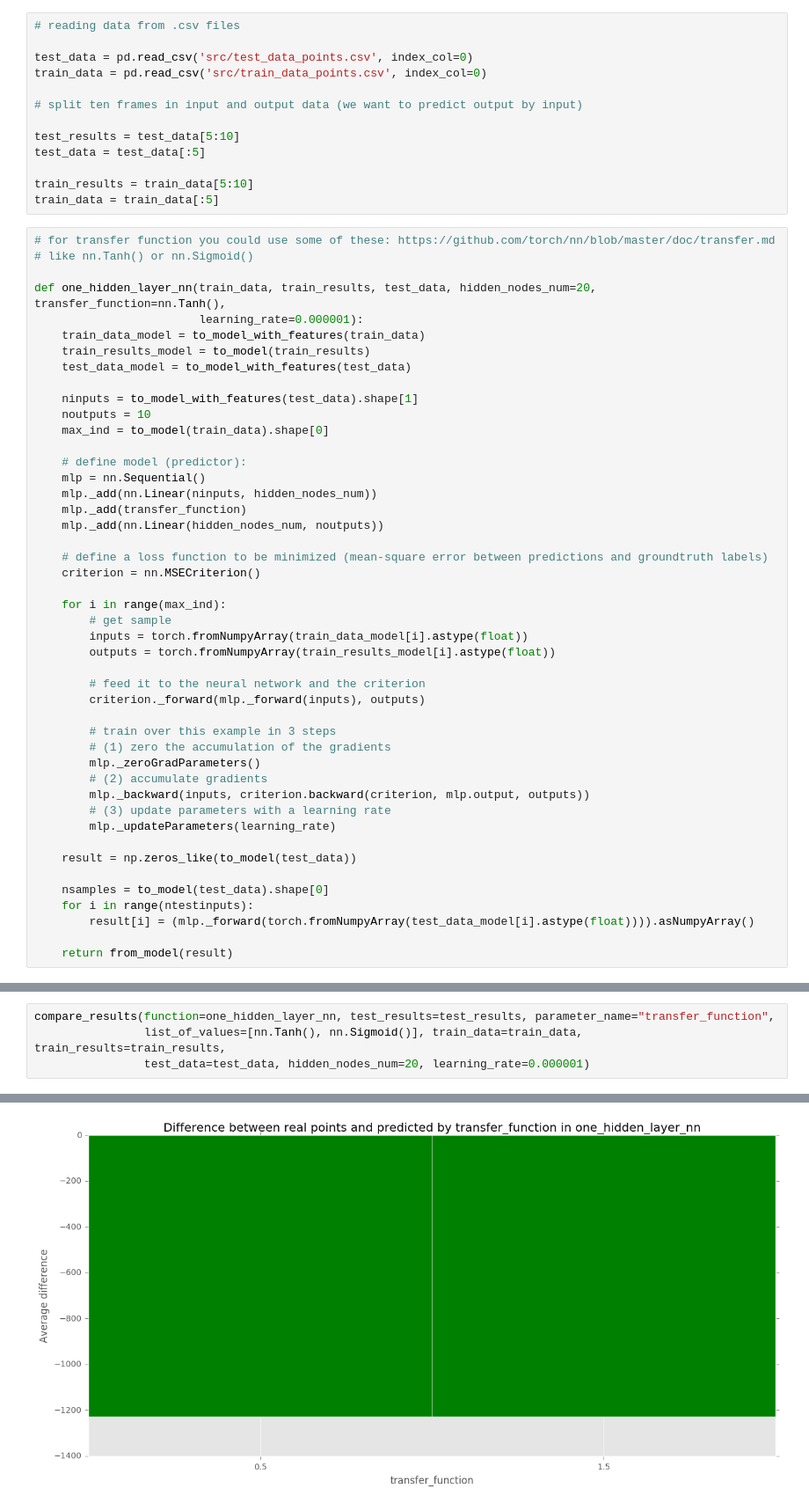
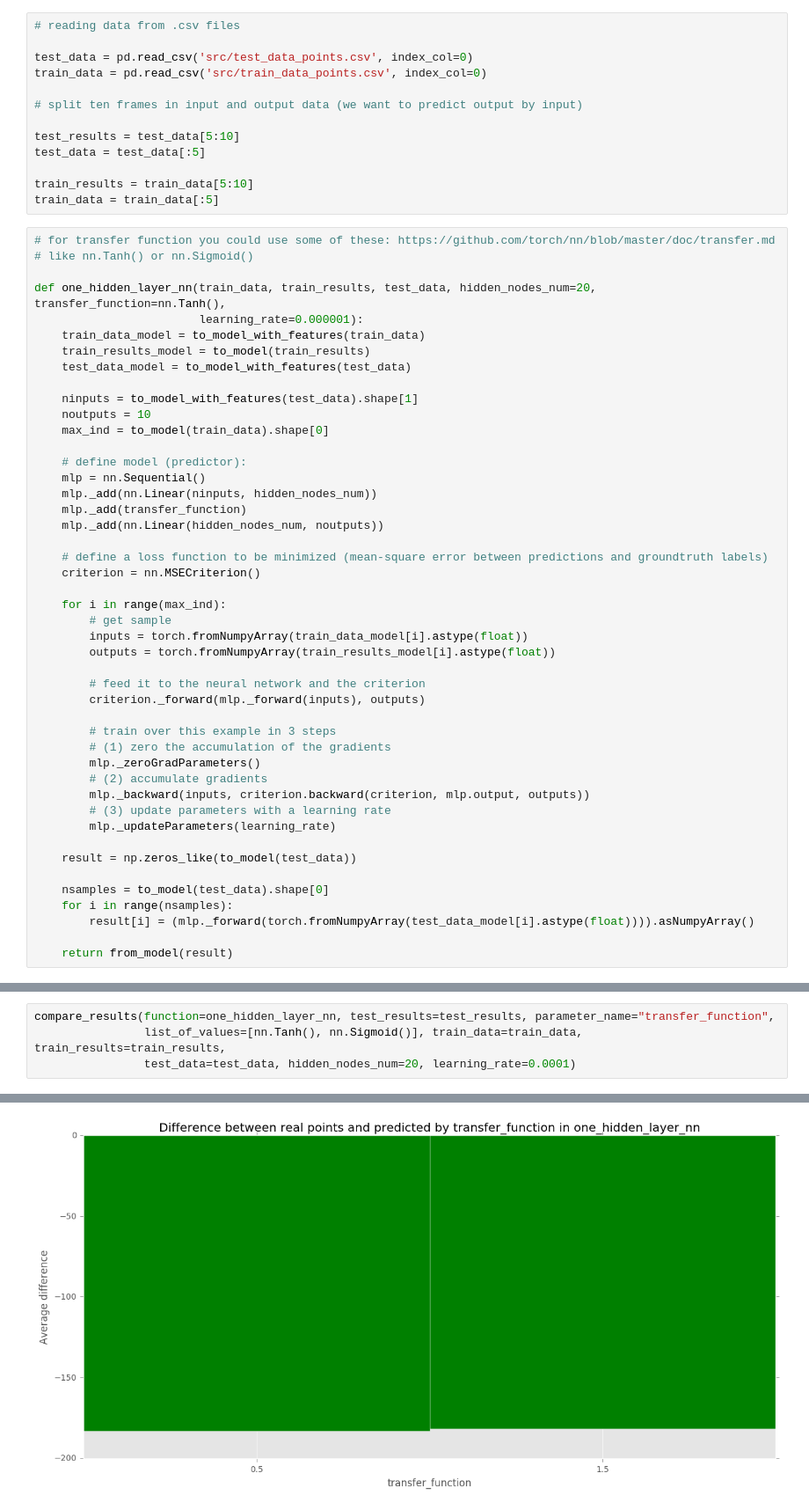
Before and after one commit to avgaydashenko/cuddly-robot, a Jupyter notebook: framework-torch.ipynb, the cells around one changed output, grey strips where cells are left out. Shown at 88% size. Saved outputs shown, nothing was run; the diff lists cells and outputs as text.

Commit message:
score on train data

```diff
--- a/framework-torch.ipynb
+++ b/framework-torch.ipynb
@@ -202,7 +202,7 @@ def one_hidden_layer_nn(train_data, train_results, test_data, hidden_nodes_num=2
     result = np.zeros_like(to_model(test_data))
 
     nsamples = to_model(test_data).shape[0]
-    for i in range(ntestinputs):
+    for i in range(nsamples):
         result[i] = (mlp._forward(torch.fromNumpyArray(test_data_model[i].astype(float)))).asNumpyArray()
 
     return from_model(result)
@@ -221,5 +233,5 @@ Results: [-1227.3170205155823, -1227.2485820376858, -1227.2039357930389, -1227.2
 # %%
 compare_results(function=one_hidden_layer_nn, test_results=test_results, parameter_name="transfer_function",
                 list_of_values=[nn.Tanh(), nn.Sigmoid()], train_data=train_data, train_results=train_results,
-                test_data=test_data, hidden_nodes_num=20, learning_rate=0.000001)
+                test_data=test_data, hidden_nodes_num=20, learning_rate=0.0001)
 # %% [output]
@@ -230,5 +242,5 @@ Results: [-1227.2039035086673, -1227.2058205342862]
 TypeError: 'NoneType' object is not callable
-[figure, old version]
+[figure, new version]
 # %%
 compare_results(function=one_hidden_layer_nn, test_results=test_results, parameter_name="hidden_nodes_num",
                 list_of_values=[5, 10, 20, 50, 100], train_data=train_data, train_results=train_results,
```
Also changed, not shown: parts of 4 cells of this notebook, 2 other files.
